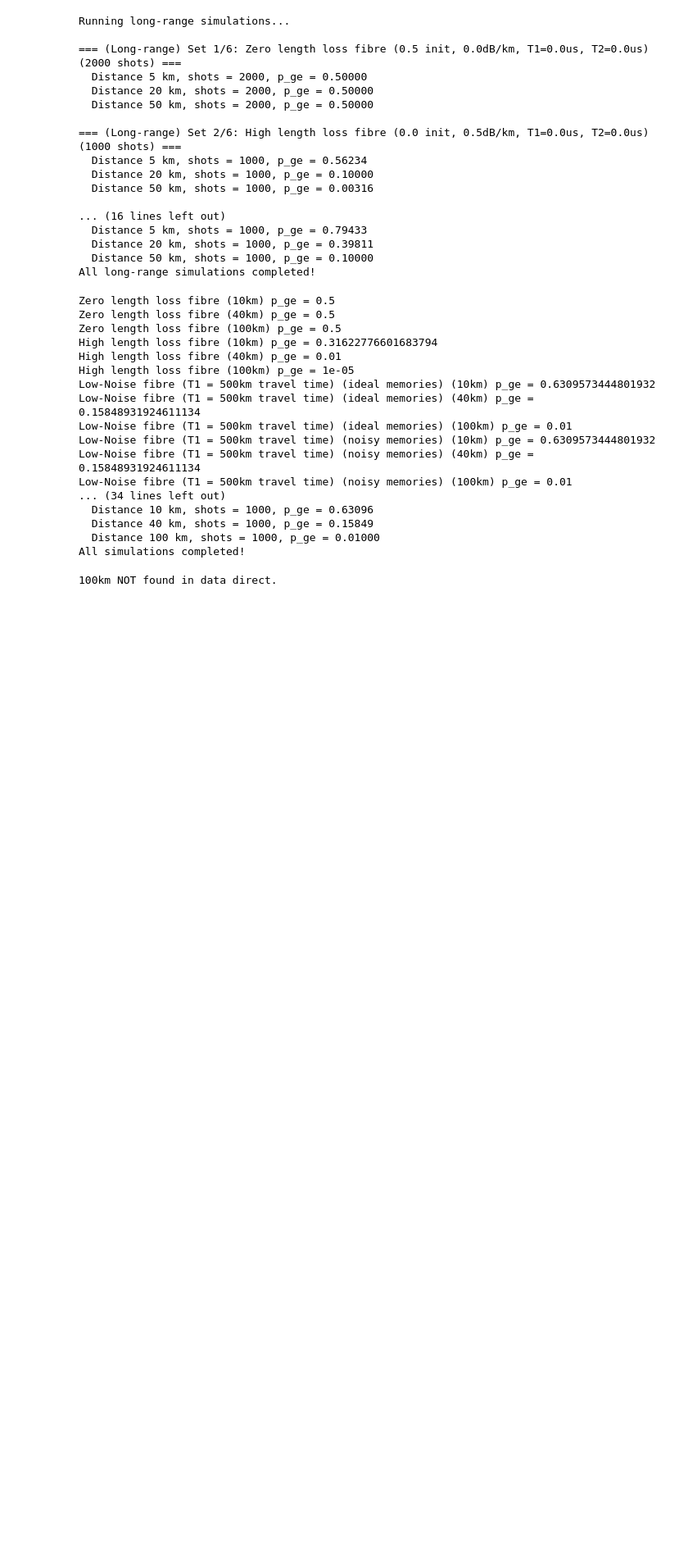
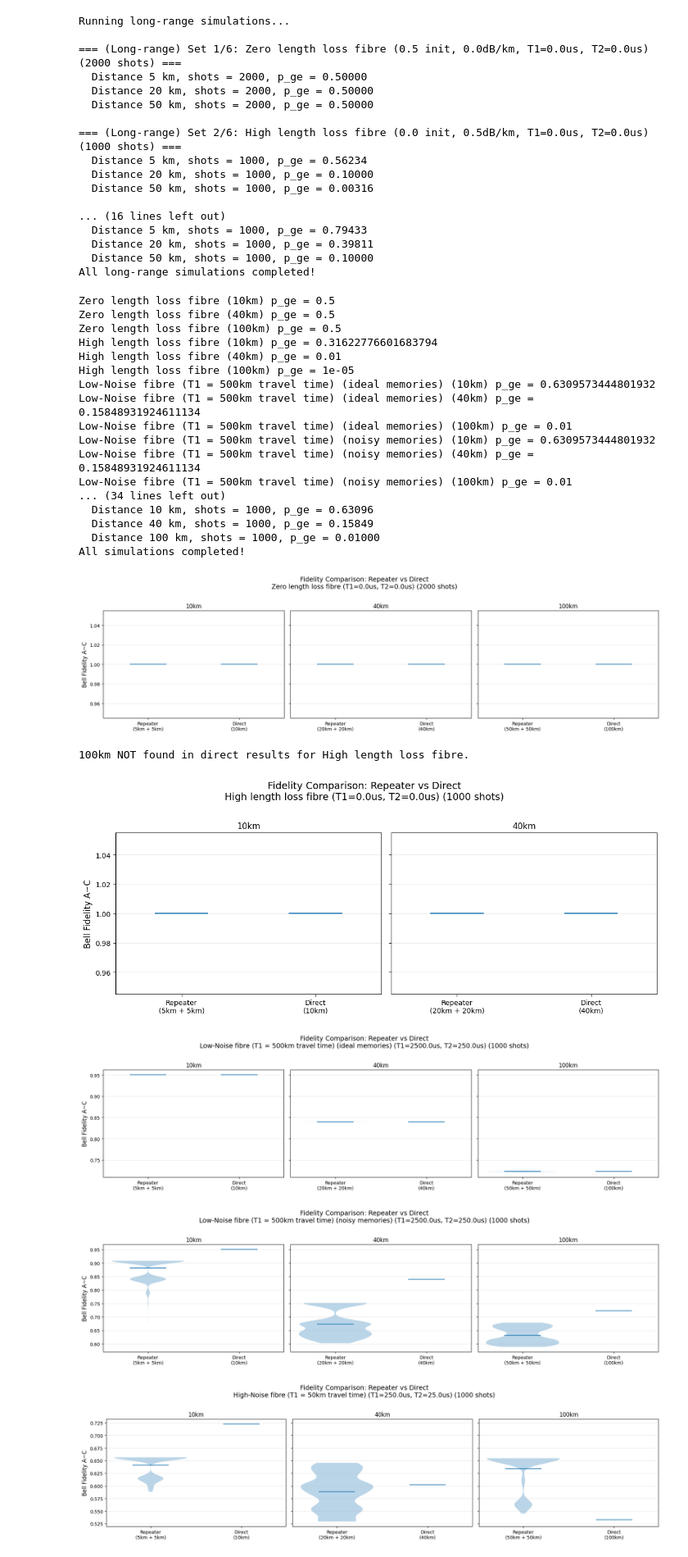
Before and after one commit to AlessandroRuzza/DS_QNetworks_Netsquid, a Jupyter notebook: qConnection.ipynb, the cells around one changed output. Shown: that part at 82% size. Cells and saved outputs as stored; diff of their text form; code cells hidden in the pictures; blank space fills up the shorter version.

Commit message:
Finalise comparison plots

```diff
--- a/qConnection.ipynb
+++ b/qConnection.ipynb
@@ -95,7 +94,18 @@ Low-Noise fibre (T1 = 500km travel time) (noisy memories) (100km) p_ge = 0.01
   Distance 100 km, shots = 1000, p_ge = 0.01000
 All simulations completed!
 # %%
-import
+import sys, importlib
+
+if 'plot_comparison' in sys.modules:
+    comparison = importlib.reload(sys.modules['plot_comparison'])
+else:
+    import plot_comparison as comparison
+
 comparison.plot_comparison(all_res_long, all_res_direct)
 # %% [output]
+[figure, added]
-100km NOT found in data direct.
+100km NOT found in direct results for High length loss fibre.
+[figure, added]
+[figure, added]
+[figure, added]
+[figure, added]
```
Also changed, not shown: parts of 4 cells of this notebook, 1 other file.
